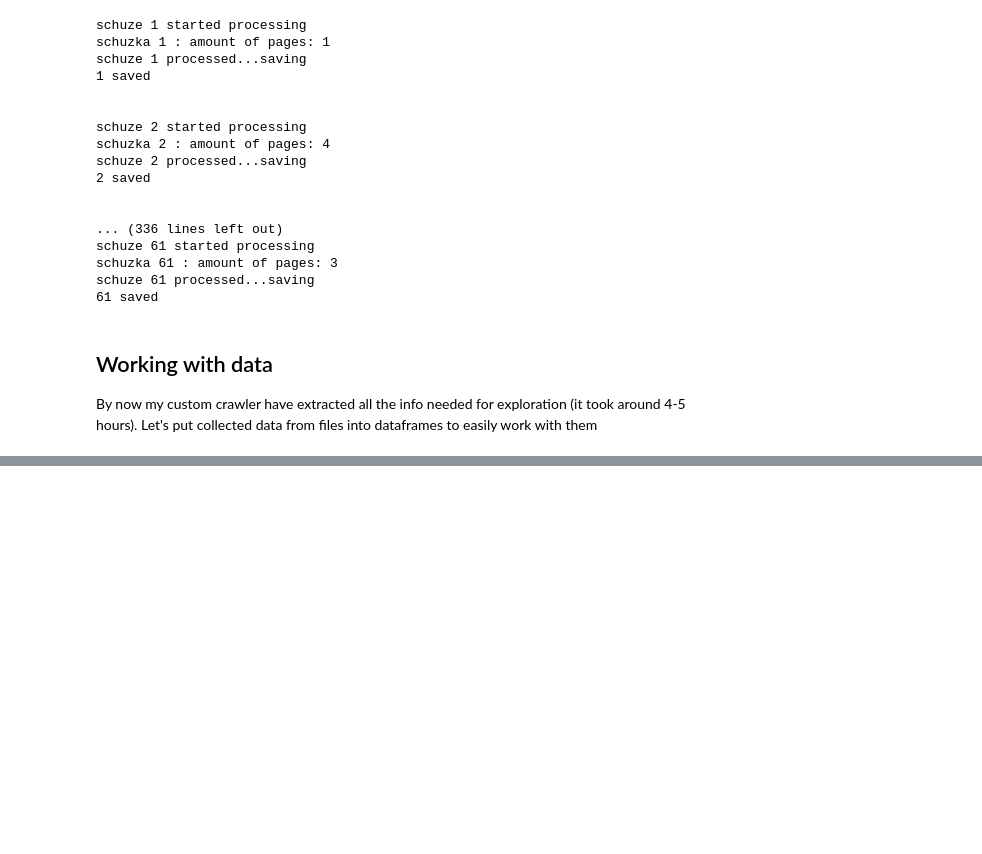
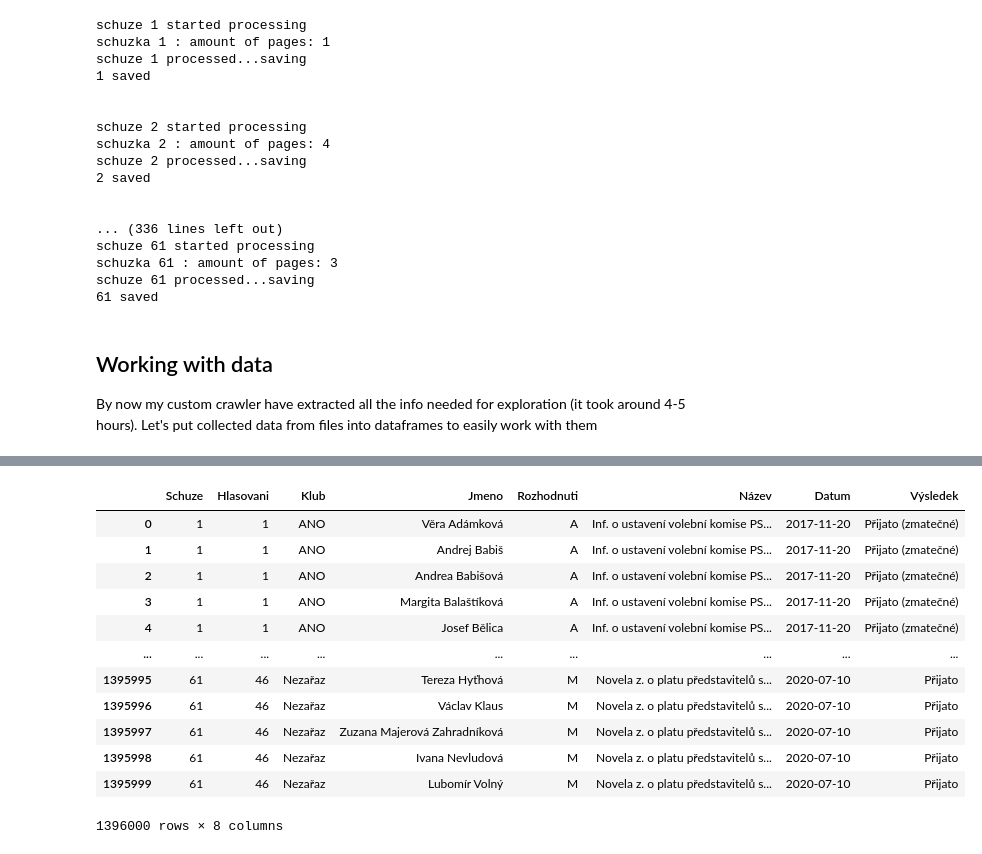
Before and after one commit to baturevychvitalii/data_science, a Jupyter notebook: 01/homework_01_B201.ipynb, the cells around one changed output, grey strips where cells are left out. Drawn from its saved outputs; the diff is of its cells as text; code cells hidden in the pictures; blank space fills up the shorter version.

```diff
--- a/01/homework_01_B201.ipynb
+++ b/01/homework_01_B201.ipynb
@@ -227,0 +194,9 @@ display(schuze)
+# %%
+hlasy = pd.read_csv('hlasovani.csv')
+hlasy.rename(columns={'Schůze': 'Schuze', 'Č. hl.': 'Hlasovani'}, inplace=True)
+schuze = pd.read_csv('schuze.csv')
+schuze.rename(columns={'Schůze': 'Schuze', 'Č. hl.': 'Hlasovani'}, inplace=True)
+schuze['Datum']=schuze['Datum'].apply(lambda d: pd.to_datetime(d).date())
+
+display(hlasy)
+display(schuze)
@@ -227,0 +230,18 @@ display(schuze)
+# %%
+hlasy = pd.merge(hlasy, schuze, how='left', on=['Schuze','Hlasovani'])
+hlasy.drop(columns='Bod', inplace=True)
+display(hlasy)
+# %% [output]
+|  | Schuze | Hlasovani | Klub | Jmeno | Rozhodnuti | Název | Datum | Výsledek |
+| 0 | 1 | 1 | ANO | Věra Adámková | A | Inf. o ustavení volební komise PS... | 2017-11-20 | Přijato (zmatečné) |
+| 1 | 1 | 1 | ANO | Andrej Babiš | A | Inf. o ustavení volební komise PS... | 2017-11-20 | Přijato (zmatečné) |
+| 2 | 1 | 1 | ANO | Andrea Babišová | A | Inf. o ustavení volební komise PS... | 2017-11-20 | Přijato (zmatečné) |
+| 3 | 1 | 1 | ANO | Margita Balaštíková | A | Inf. o ustavení volební komise PS... | 2017-11-20 | Přijato (zmatečné) |
+| 4 | 1 | 1 | ANO | Josef Bělica | A | Inf. o ustavení volební komise PS... | 2017-11-20 | Přijato (zmatečné) |
+| ... | ... | ... | ... | ... | ... | ... | ... | ... |
+| 1395995 | 61 | 46 | Nezařaz | Tereza Hyťhová | M | Novela z. o platu představitelů s... | 2020-07-10 | Přijato |
+| 1395996 | 61 | 46 | Nezařaz | Václav Klaus | M | Novela z. o platu představitelů s... | 2020-07-10 | Přijato |
+| 1395997 | 61 | 46 | Nezařaz | Zuzana Majerová Zahradníková | M | Novela z. o platu představitelů s... | 2020-07-10 | Přijato |
+| 1395998 | 61 | 46 | Nezařaz | Ivana Nevludová | M | Novela z. o platu představitelů s... | 2020-07-10 | Přijato |
+| 1395999 | 61 | 46 | Nezařaz | Lubomír Volný | M | Novela z. o platu představitelů s... | 2020-07-10 | Přijato |
+1396000 rows × 8 columns
```
Also changed, not shown: parts of 3 cells of this notebook.
